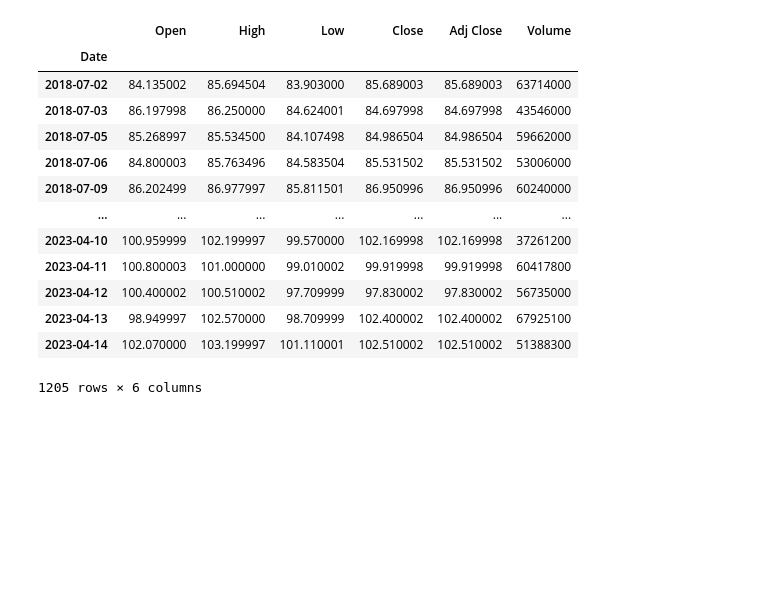
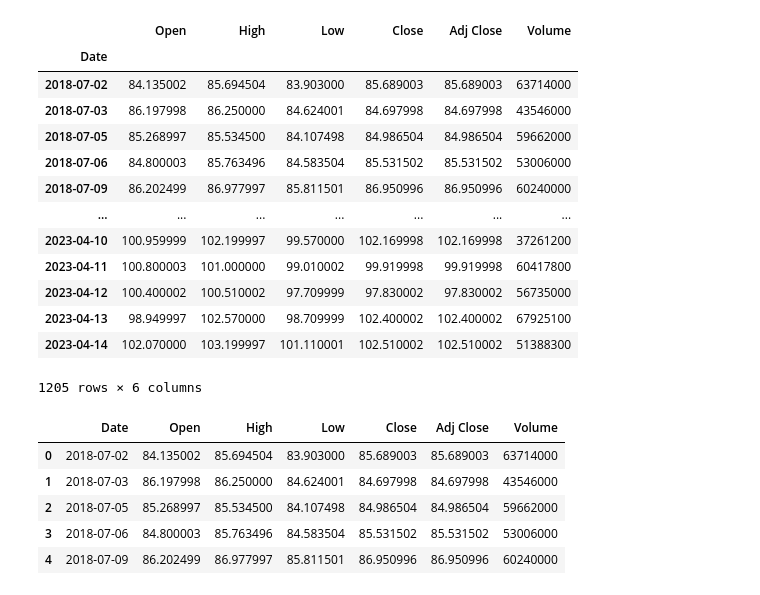
Before and after one commit to mrrkdas/Finance, a Jupyter notebook: Project/project.ipynb, the cells around one changed output. Saved outputs shown, nothing was run; the diff lists cells and outputs as text; code cells hidden in the pictures; blank space fills up the shorter version.

```diff
--- a/Project/project.ipynb
+++ b/Project/project.ipynb
@@ -40,0 +43,9 @@ save_to_csv("AMZN", 2018, 7, 1, 2023, 4, 16)
+# %%
+data.head()
+# %% [output]
+|  | Date | Open | High | Low | Close | Adj Close | Volume |
+| 0 | 2018-07-02 | 84.135002 | 85.694504 | 83.903000 | 85.689003 | 85.689003 | 63714000 |
+| 1 | 2018-07-03 | 86.197998 | 86.250000 | 84.624001 | 84.697998 | 84.697998 | 43546000 |
+| 2 | 2018-07-05 | 85.268997 | 85.534500 | 84.107498 | 84.986504 | 84.986504 | 59662000 |
+| 3 | 2018-07-06 | 84.800003 | 85.763496 | 84.583504 | 85.531502 | 85.531502 | 53006000 |
+| 4 | 2018-07-09 | 86.202499 | 86.977997 | 85.811501 | 86.950996 | 86.950996 | 60240000 |
```
Also changed, not shown: parts of 12 cells of this notebook.
